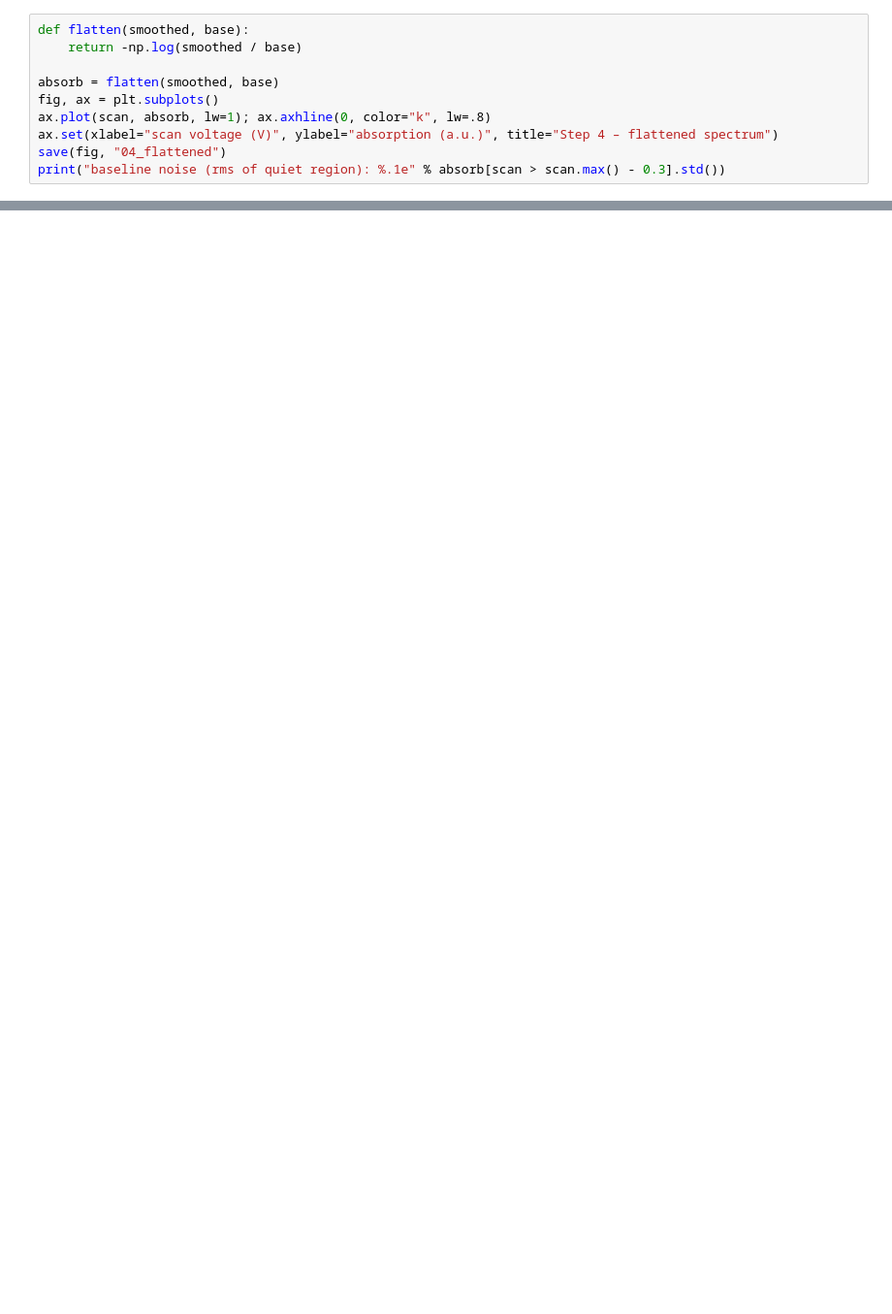
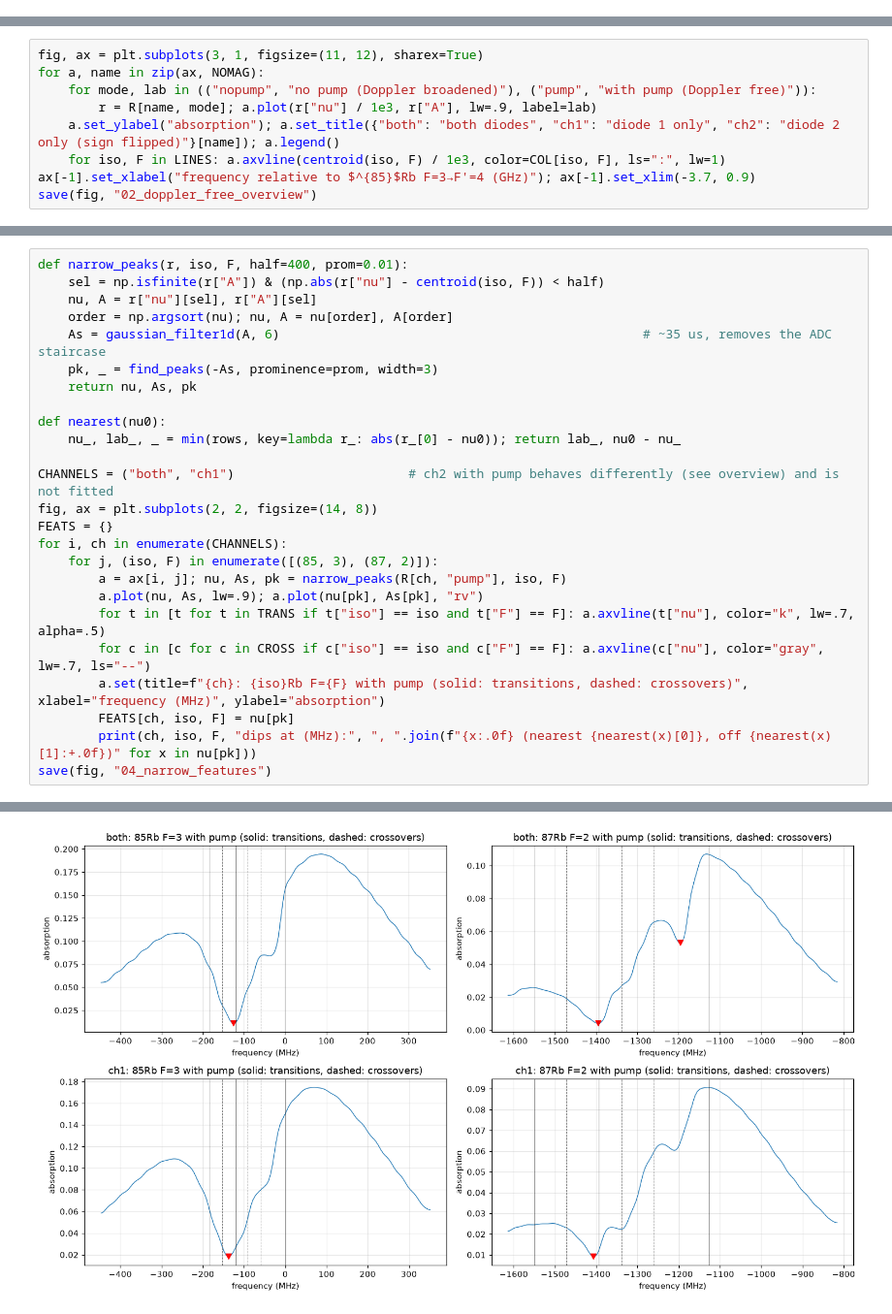
Before and after one commit to coenbeemster/RubidiumFreeDopplerSpectoscropy, a Jupyter notebook: notebooks/spectrum_20261118.ipynb, the cells around one changed output, grey strips where cells are left out. Shown at 97% size. Cells and saved outputs as stored; diff of their text form; blank space fills up the shorter version.

```diff
--- a/notebooks/spectrum_20261118.ipynb
+++ b/notebooks/spectrum_20261118.ipynb
@@ -85,10 +36,0 @@ save(fig, "03_baseline")
-# %%
-def flatten(smoothed, base):
-    return -np.log(smoothed / base)
-
-absorb = flatten(smoothed, base)
-fig, ax = plt.subplots()
-ax.plot(scan, absorb, lw=1); ax.axhline(0, color="k", lw=.8)
-ax.set(xlabel="scan voltage (V)", ylabel="absorption (a.u.)", title="Step 4 – flattened spectrum")
-save(fig, "04_flattened")
-print("baseline noise (rms of quiet region): %.1e" % absorb[scan > scan.max() - 0.3].std())
@@ -267,0 +257,9 @@ save(fig, "11_zoom_lines")
+# %%
+fig, ax = plt.subplots(3, 1, figsize=(11, 12), sharex=True)
+for a, name in zip(ax, NOMAG):
+    for mode, lab in (("nopump", "no pump (Doppler broadened)"), ("pump", "with pump (Doppler free)")):
+        r = R[name, mode]; a.plot(r["nu"] / 1e3, r["A"], lw=.9, label=lab)
+    a.set_ylabel("absorption"); a.set_title({"both": "both diodes", "ch1": "diode 1 only", "ch2": "diode 2 only (sign flipped)"}[name]); a.legend()
+    for iso, F in LINES: a.axvline(centroid(iso, F) / 1e3, color=COL[iso, F], ls=":", lw=1)
+ax[-1].set_xlabel("frequency relative to $^{85}$Rb F=3→F'=4 (GHz)"); ax[-1].set_xlim(-3.7, 0.9)
+save(fig, "02_doppler_free_overview")
@@ -267,0 +314,26 @@ save(fig, "11_zoom_lines")
+# %%
+def narrow_peaks(r, iso, F, half=400, prom=0.01):
+    sel = np.isfinite(r["A"]) & (np.abs(r["nu"] - centroid(iso, F)) < half)
+    nu, A = r["nu"][sel], r["A"][sel]
+    order = np.argsort(nu); nu, A = nu[order], A[order]
+    As = gaussian_filter1d(A, 6)                                                # ~35 us, removes the ADC staircase
+    pk, _ = find_peaks(-As, prominence=prom, width=3)
+    return nu, As, pk
+
+def nearest(nu0):
+    nu_, lab_, _ = min(rows, key=lambda r_: abs(r_[0] - nu0)); return lab_, nu0 - nu_
+
+CHANNELS = ("both", "ch1")                       # ch2 with pump behaves differently (see overview) and is not fitted
+fig, ax = plt.subplots(2, 2, figsize=(14, 8))
+FEATS = {}
+for i, ch in enumerate(CHANNELS):
+    for j, (iso, F) in enumerate([(85, 3), (87, 2)]):
+        a = ax[i, j]; nu, As, pk = narrow_peaks(R[ch, "pump"], iso, F)
+        a.plot(nu, As, lw=.9); a.plot(nu[pk], As[pk], "rv")
+        for t in [t for t in TRANS if t["iso"] == iso and t["F"] == F]: a.axvline(t["nu"], color="k", lw=.7, alpha=.5)
+        for c in [c for c in CROSS if c["iso"] == iso and c["F"] == F]: a.axvline(c["nu"], color="gray", lw=.7, ls="--")
+        a.set(title=f"{ch}: {iso}Rb F={F} with pump (solid: transitions, dashed: crossovers)", xlabel="frequency (MHz)", ylabel="absorption")
+        FEATS[ch, iso, F] = nu[pk]
+        print(ch, iso, F, "dips at (MHz):", ", ".join(f"{x:.0f} (nearest {nearest(x)[0]}, off {nearest(x)[1]:+.0f})" for x in nu[pk]))
+save(fig, "04_narrow_features")
+# %% [output]
@@ -267,0 +344 @@ save(fig, "11_zoom_lines")
+[figure, added]
```
Also changed, not shown: parts of 33 cells of this notebook, 26 other files.
